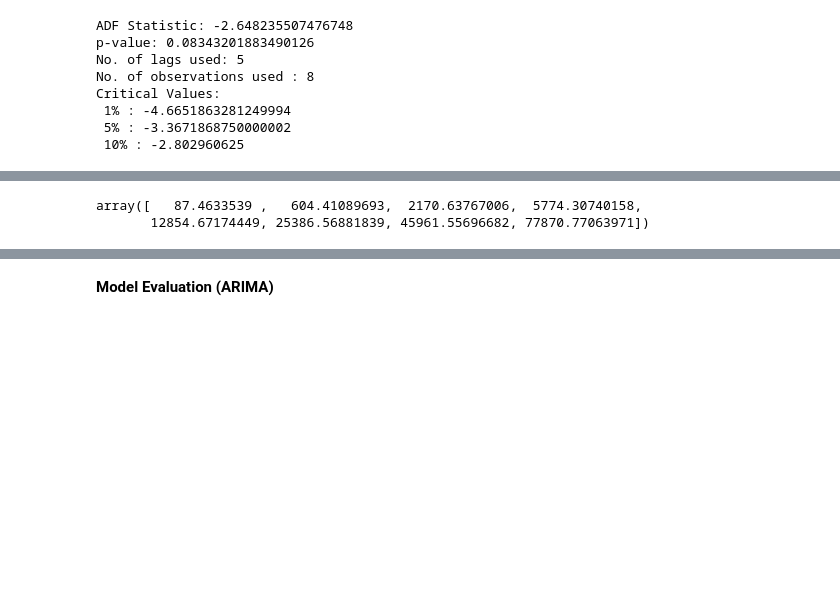
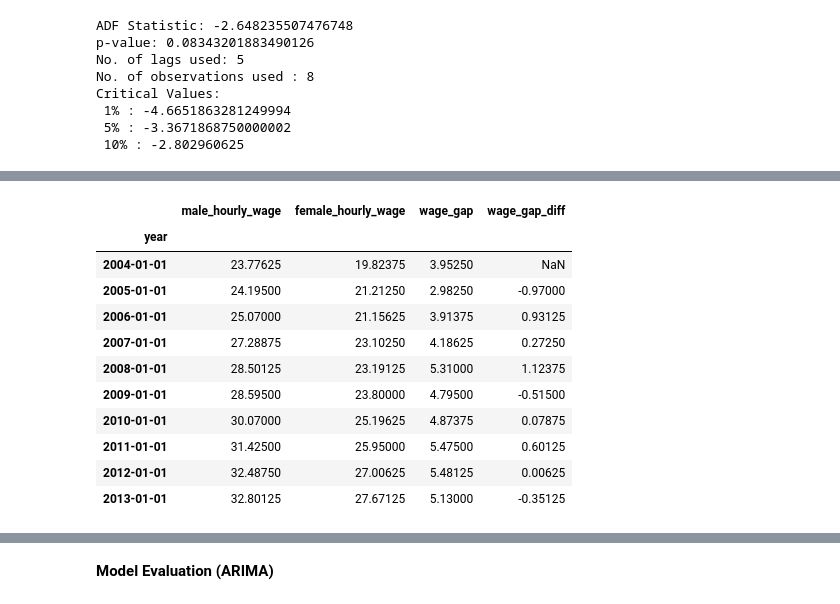
Before and after one commit to Carol-Kelly/Hamoye-Data-Warehouse-ProjectTeam, a Jupyter notebook: FE_and_Modeling.ipynb, the cells around one changed output, grey strips where cells are left out. Saved outputs shown, nothing was run; the diff lists cells and outputs as text; code cells hidden in the pictures; blank space fills up the shorter version.

```diff
--- a/FE_and_Modeling.ipynb
+++ b/FE_and_Modeling.ipynb
@@ -494,7 +458,0 @@ model.plot_diagnostics()
-# %%
-# make your forecasts on the test
-forecasts = model.predict(test.shape[0])
-forecasts
-# %% [output]
-array([   87.4633539 ,   604.41089693,  2170.63767006,  5774.30740158,
-       12854.67174449, 25386.56881839, 45961.55696682, 77870.77063971])
@@ -500,0 +465,15 @@ array([   87.4633539 ,   604.41089693,  2170.63767006,  5774.30740158,
+# %%
+train_data
+# %% [output]
+|  | male_hourly_wage | female_hourly_wage | wage_gap | wage_gap_diff |
+| year |  |  |  |  |
+| 2004-01-01 | 23.77625 | 19.82375 | 3.95250 | NaN |
+| 2005-01-01 | 24.19500 | 21.21250 | 2.98250 | -0.97000 |
+| 2006-01-01 | 25.07000 | 21.15625 | 3.91375 | 0.93125 |
+| 2007-01-01 | 27.28875 | 23.10250 | 4.18625 | 0.27250 |
+| 2008-01-01 | 28.50125 | 23.19125 | 5.31000 | 1.12375 |
+| 2009-01-01 | 28.59500 | 23.80000 | 4.79500 | -0.51500 |
+| 2010-01-01 | 30.07000 | 25.19625 | 4.87375 | 0.07875 |
+| 2011-01-01 | 31.42500 | 25.95000 | 5.47500 | 0.60125 |
+| 2012-01-01 | 32.48750 | 27.00625 | 5.48125 | 0.00625 |
+| 2013-01-01 | 32.80125 | 27.67125 | 5.13000 | -0.35125 |
```
Also changed, not shown: parts of 36 cells of this notebook.
